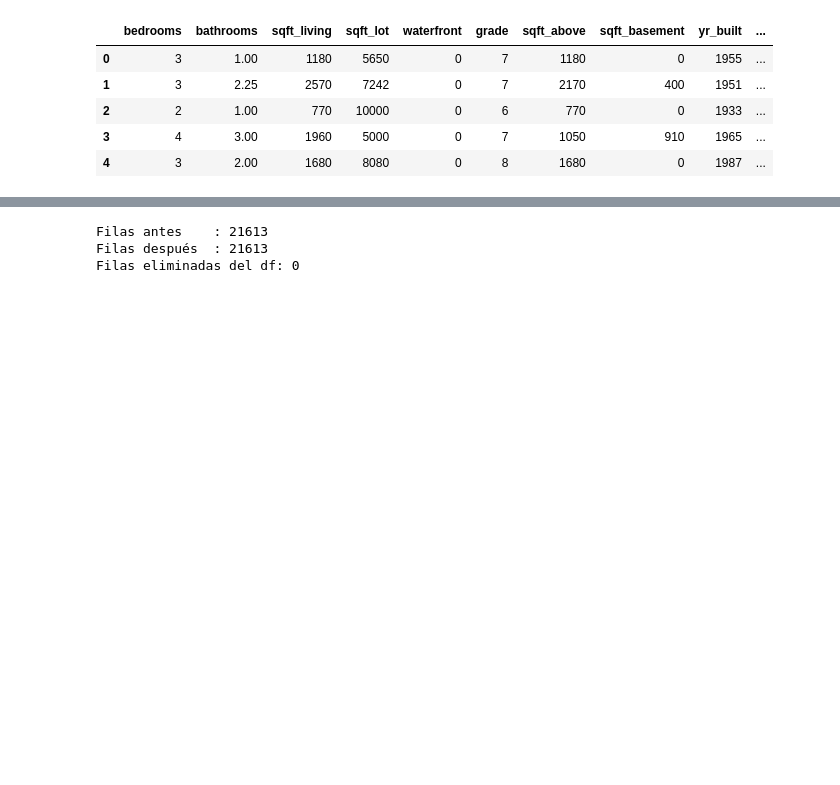
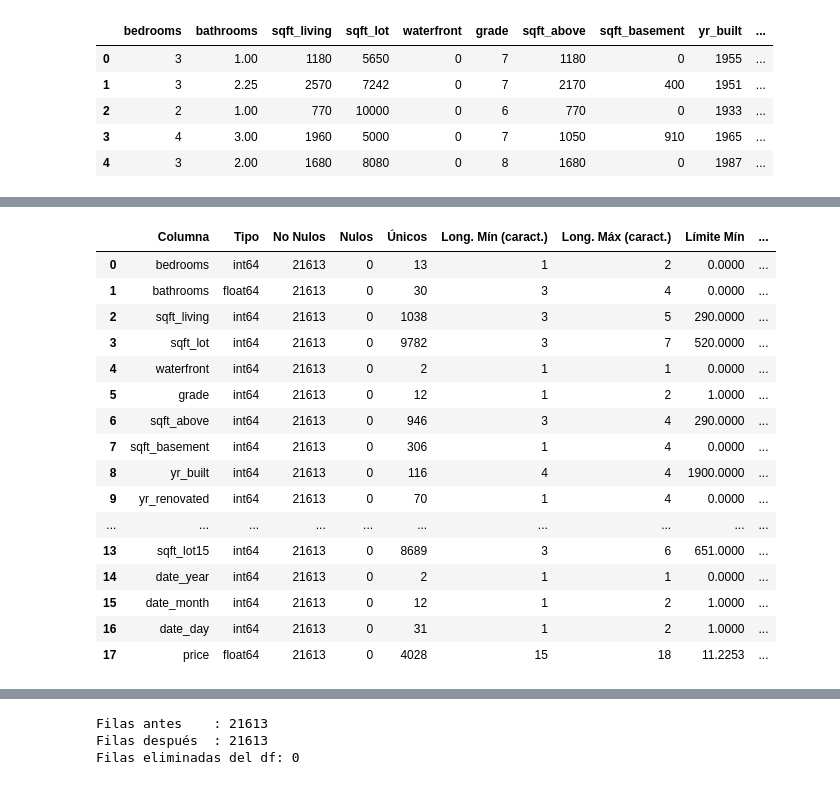
Before and after one commit to jonalbuest/analisis_datos_dataframe_Hugging_Face, a Jupyter notebook: src/AE2/notebooks/transformaciones.ipynb, the cells around one changed output, grey strips where cells are left out. Saved outputs shown, nothing was run; the diff lists cells and outputs as text; code cells hidden in the pictures; blank space fills up the shorter version.

Commit message:
se agregan la función en reportes de datos, se actualiza el readme y se agrega el reporte descriptivo en el archivo notebook

```diff
--- a/src/AE2/notebooks/transformaciones.ipynb
+++ b/src/AE2/notebooks/transformaciones.ipynb
@@ -57,0 +71,22 @@ Warning: You are sending unauthenticated requests to the HF Hub. Please set a HF
+# %%
+reportes = Reportes()
+metadata_df = reportes.reporte_descriptivo_data(df)
+metadata_df
+# %% [output]
+|  | Columna | Tipo | No Nulos | Nulos | Únicos | Long. Mín (caract.) | Long. Máx (caract.) | Límite Mín | ... |
+| 0 | bedrooms | int64 | 21613 | 0 | 13 | 1 | 2 | 0.0000 | ... |
+| 1 | bathrooms | float64 | 21613 | 0 | 30 | 3 | 4 | 0.0000 | ... |
+| 2 | sqft_living | int64 | 21613 | 0 | 1038 | 3 | 5 | 290.0000 | ... |
+| 3 | sqft_lot | int64 | 21613 | 0 | 9782 | 3 | 7 | 520.0000 | ... |
+| 4 | waterfront | int64 | 21613 | 0 | 2 | 1 | 1 | 0.0000 | ... |
+| 5 | grade | int64 | 21613 | 0 | 12 | 1 | 2 | 1.0000 | ... |
+| 6 | sqft_above | int64 | 21613 | 0 | 946 | 3 | 4 | 290.0000 | ... |
+| 7 | sqft_basement | int64 | 21613 | 0 | 306 | 1 | 4 | 0.0000 | ... |
+| 8 | yr_built | int64 | 21613 | 0 | 116 | 4 | 4 | 1900.0000 | ... |
+| 9 | yr_renovated | int64 | 21613 | 0 | 70 | 1 | 4 | 0.0000 | ... |
+| ... | ... | ... | ... | ... | ... | ... | ... | ... | ... |
+| 13 | sqft_lot15 | int64 | 21613 | 0 | 8689 | 3 | 6 | 651.0000 | ... |
+| 14 | date_year | int64 | 21613 | 0 | 2 | 1 | 1 | 0.0000 | ... |
+| 15 | date_month | int64 | 21613 | 0 | 12 | 1 | 2 | 1.0000 | ... |
+| 16 | date_day | int64 | 21613 | 0 | 31 | 1 | 2 | 1.0000 | ... |
+| 17 | price | float64 | 21613 | 0 | 4028 | 15 | 18 | 11.2253 | ... |
```
Also changed, not shown: parts of 26 cells of this notebook, 6 other files.
